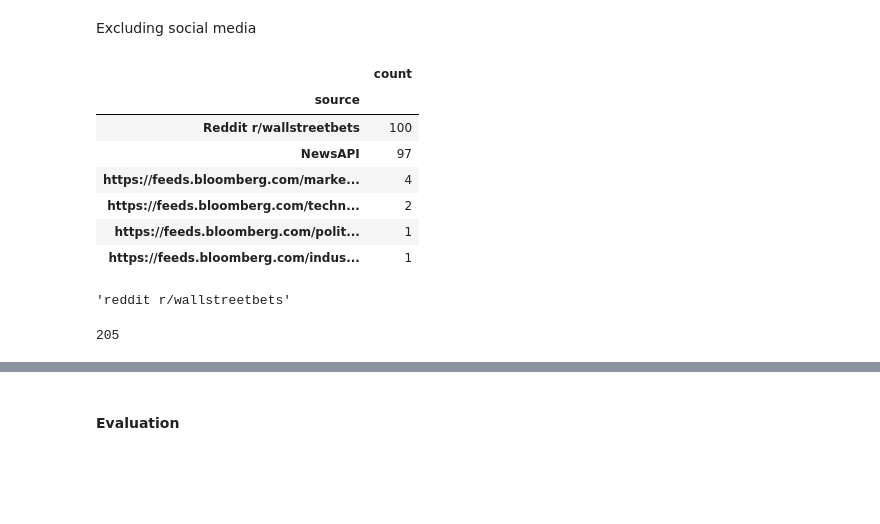
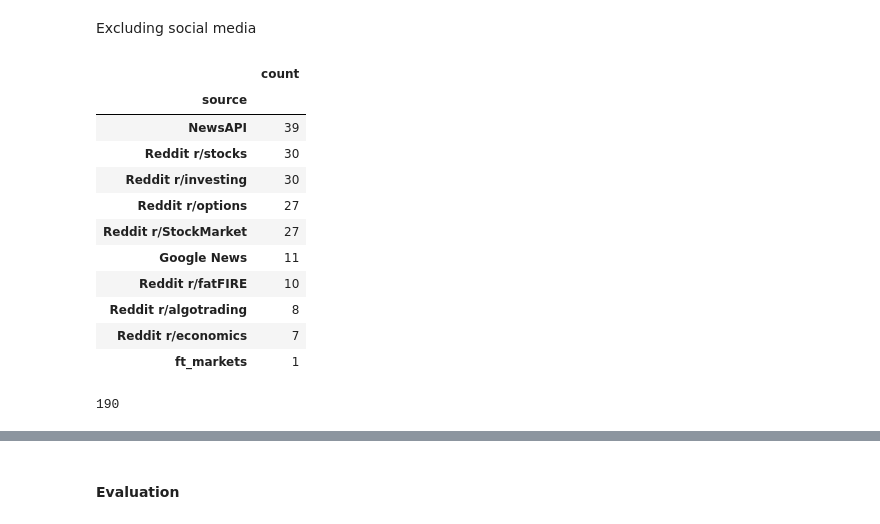
Before and after one commit to Adeleye-Emmanuel/Modular-Real-Time-Financial-News, a Jupyter notebook: notebook/code.ipynb, the cells around one changed output, grey strips where cells are left out. Drawn from its saved outputs; the diff is of its cells as text; code cells hidden in the pictures; blank space fills up the shorter version.

```diff
--- a/notebook/code.ipynb
+++ b/notebook/code.ipynb
@@ -39,6 +36,16 @@ logger = logging.getLogger()
 Pulling all news source
 # %%
 logger.info("Starting the news pull")
-full_response, all_text = news_pull('stocks', 'general', include_media=True, media_percent=0.8) # including reddit news
-logger.info(f"News pull complete | Total articles fetched: {len(full_response)}")
+
+scraper = UnifiedFinancialScraper(query="stocks")
+result_df = scraper.fetch_all()
+logger.info(f"Scraping complete | Total articles fetched: {len(result_df)}")
+logger.info("Commencing cleaning and refining the corpus")
+result_df['full_response'] = " Source: " + result_df['source'] + "\n" + result_df['title'] + '\n' + result_df['content']
+
+texts_list = result_df['title'] + '\n' + result_df['content']
+
+# Stack them all into a single string
+all_text = "\n".join(texts_list)
+logger.info(f"News pull complete | Total articles fetched: {len(result_df)}")
 # %% [output]
@@ -303,22 +351,22 @@ result
 # %% [markdown]
 Excluding social media
 # %%
-pd.DataFrame(full_response["source"].value_counts())
+pd.DataFrame(result_df["source"].value_counts())
 # %% [output]
 |  | count |
 | source |  |
-| Reddit r/wallstreetbets | 100 |
-| NewsAPI | 97 |
-| https://feeds.bloomberg.com/marke... | 4 |
-| https://feeds.bloomberg.com/techn... | 2 |
-| https://feeds.bloomberg.com/polit... | 1 |
-| https://feeds.bloomberg.com/indus... | 1 |
+| NewsAPI | 39 |
+| Reddit r/stocks | 30 |
+| Reddit r/investing | 30 |
+| Reddit r/options | 27 |
+| Reddit r/StockMarket | 27 |
+| Google News | 11 |
+| Reddit r/fatFIRE | 10 |
+| Reddit r/algotrading | 8 |
+| Reddit r/economics | 7 |
+| ft_markets | 1 |
-# %%
-full_response.iloc[100]["source"].lower()
-# %% [output]
-'reddit r/wallstreetbets'
 # %%
-len(full_response)
+len(result_df)
 # %% [output]
-205
+190
 # %%
```
Also changed, not shown: parts of 13 cells of this notebook, 3 other files.
